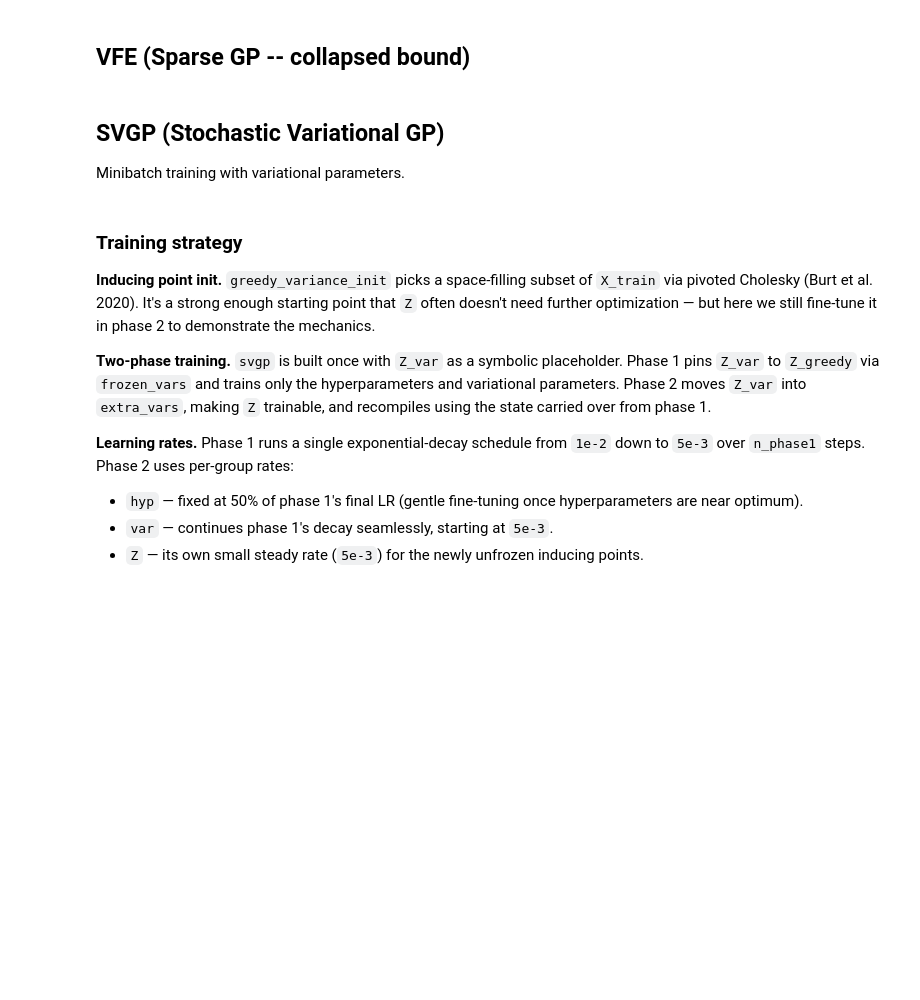
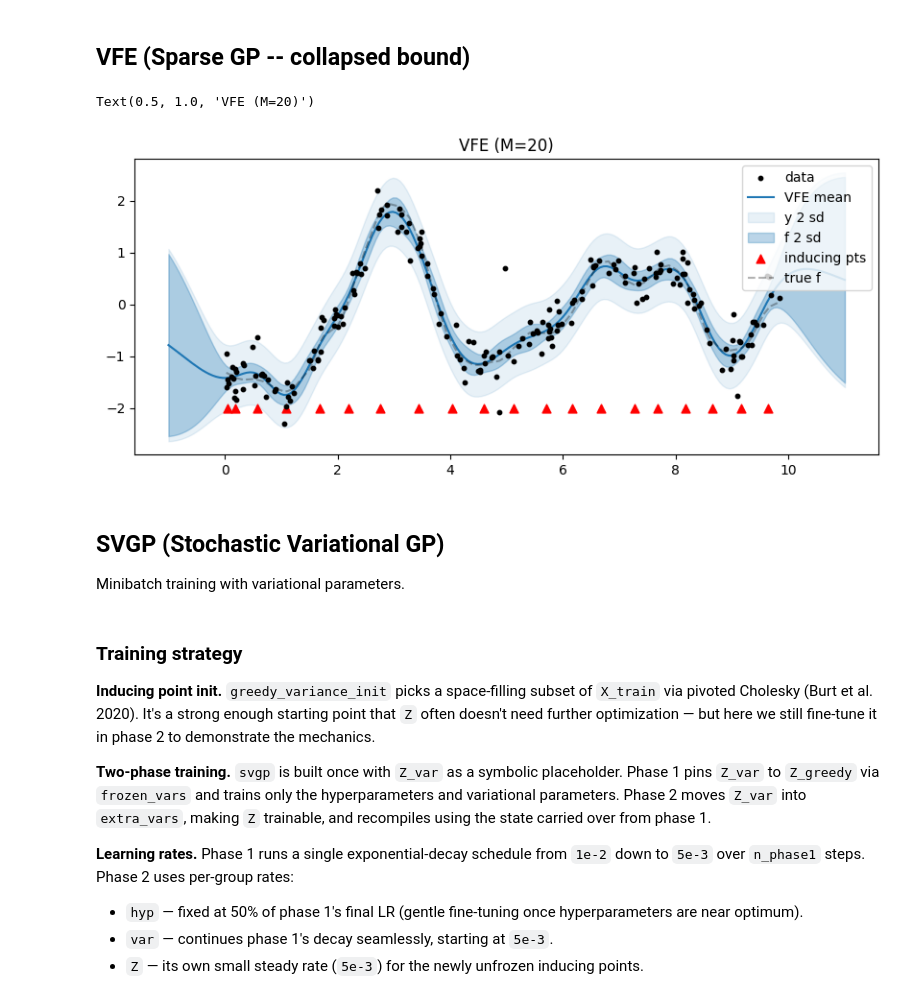
Before and after one commit to bwengals/ptgp, a Jupyter notebook: notebooks/demo.ipynb, the cells around one changed output. Saved outputs shown, nothing was run; the diff lists cells and outputs as text; code cells hidden in the pictures; blank space fills up the shorter version.

```diff
--- a/notebooks/demo.ipynb
+++ b/notebooks/demo.ipynb
@@ -132,34 +182,60 @@ print(f"\nRecovered: {params_vfe}")
 print(f"True:      eta={eta_true}, ls={ls_true}, noise_std={noise_std}")
 # %%
 predict_vfe = pg.optim.compile_predict(
-    vfe, X_new_var, vfe_model, shared_params_vfe,
-    X_train=X_train, y_train=y_train,
+    vfe,
+    X_new_var,
+    vfe_model,
+    shared_params_vfe,
+    X_train=X_train,
+    y_train=y_train,
     extra_vars=[Z_var],
     shared_extras=shared_extras_vfe,
 )
 predict_vfe_y = pg.optim.compile_predict(
-    vfe, X_new_var, vfe_model, shared_params_vfe,
-    X_train=X_train, y_train=y_train,
+    vfe,
+    X_new_var,
+    vfe_model,
+    shared_params_vfe,
+    X_train=X_train,
+    y_train=y_train,
     extra_vars=[Z_var],
-    shared_extras=shared_extras_vfe, incl_lik=True,
+    shared_extras=shared_extras_vfe,
+    incl_lik=True,
 )
 
 mu_vfe, var_vfe = predict_vfe(X_test)
 _, var_vfe_y = predict_vfe_y(X_test)
 sd_vfe = np.sqrt(var_vfe)
 sd_vfe_y = np.sqrt(var_vfe_y)
 
 Z_final = shared_extras_vfe[0].get_value()
 
 plt.figure(figsize=(10, 4))
 plt.scatter(X_train, y_train, s=10, c="k", zorder=3, label="data")
 plt.plot(X_test, mu_vfe, "C0", label="VFE mean")
-plt.fill_between(X_test.ravel(), mu_vfe - 2*sd_vfe_y, mu_vfe + 2*sd_vfe_y, alpha=0.1, color="C0", label="y 2 sd")
-plt.fill_between(X_test.ravel(), mu_vfe - 2*sd_vfe, mu_vfe + 2*sd_vfe, alpha=0.3, color="C0", label="f 2 sd")
+plt.fill_between(
+    X_test.ravel(),
+    mu_vfe - 2 * sd_vfe_y,
+    mu_vfe + 2 * sd_vfe_y,
+    alpha=0.1,
+    color="C0",
+    label="y 2 sd",
+)
+plt.fill_between(
+    X_test.ravel(),
+    mu_vfe - 2 * sd_vfe,
+    mu_vfe + 2 * sd_vfe,
+    alpha=0.3,
+    color="C0",
+    label="f 2 sd",
+)
 plt.scatter(Z_final, np.zeros(M) - 2, marker="^", c="r", s=40, label="inducing pts")
 plt.plot(X_train, f_train, "k--", alpha=0.3, label="true f")
 plt.legend(loc="upper right")
-plt.title(f"VFE (M={M})");
+plt.title(f"VFE (M={M})")
+# %% [output]
+Text(0.5, 1.0, 'VFE (M=20)')
+[figure, added]
 # %% [markdown]
 ## SVGP (Stochastic Variational GP)
 
```
Also changed, not shown: parts of 16 cells of this notebook, 8 other files.
